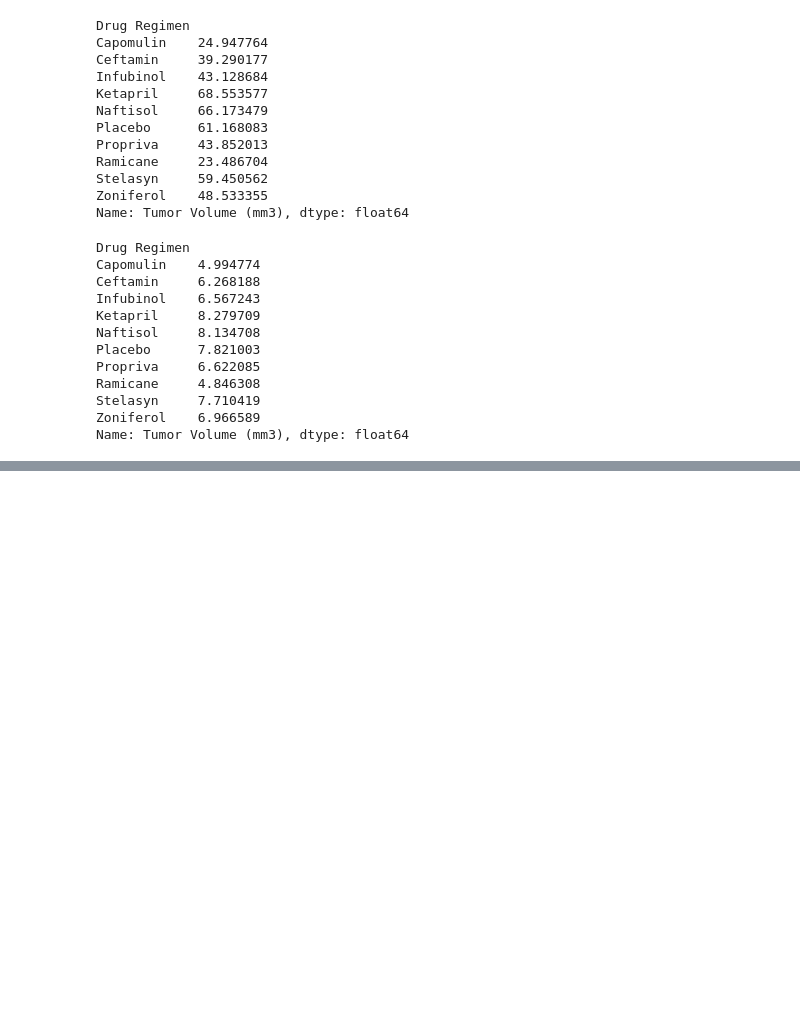
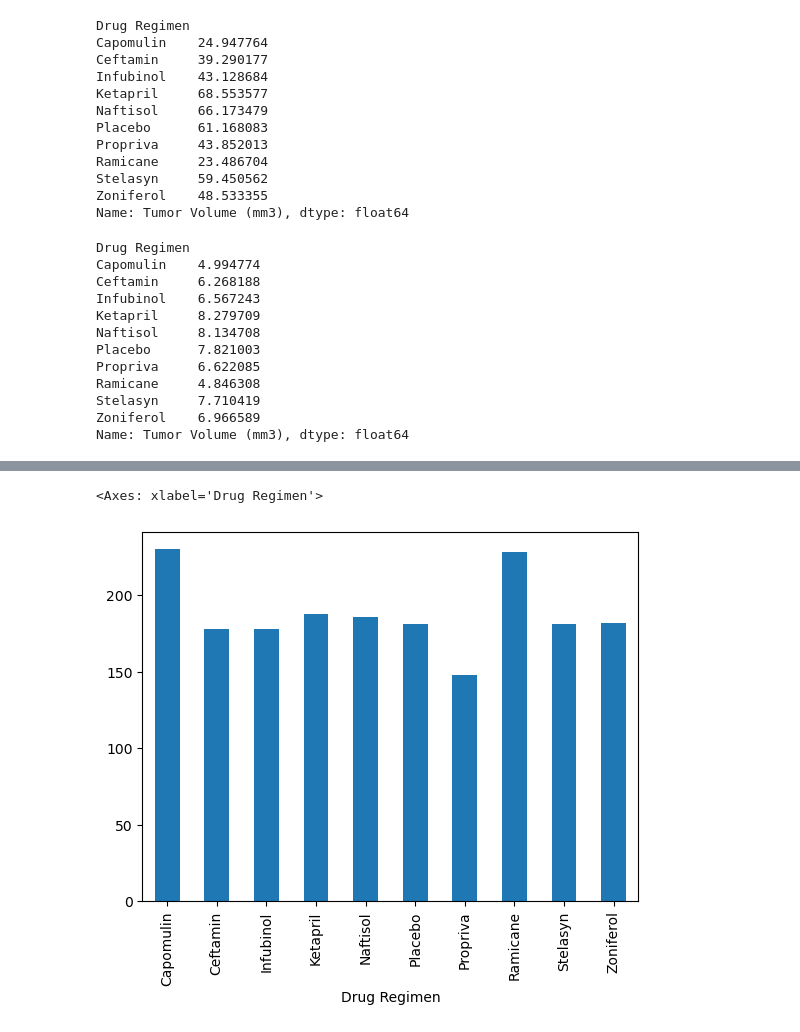
Before and after one commit to Smiyengi/pymaceuticals-challenge, a Jupyter notebook: assignment1.ipynb, the cells around one changed output, grey strips where cells are left out. Drawn from its saved outputs; the diff is of its cells as text; code cells hidden in the pictures; blank space fills up the shorter version.

```diff
--- a/assignment1.ipynb
+++ b/assignment1.ipynb
@@ -256,0 +275,5 @@ summary_stats_dataframe
+# %%
+study_results_clean.groupby('Drug Regimen')['Timepoint'].count().plot(kind='bar')
+# %% [output]
+<Axes: xlabel='Drug Regimen'>
+[figure, added]
```
Also changed, not shown: parts of 23 cells of this notebook.
